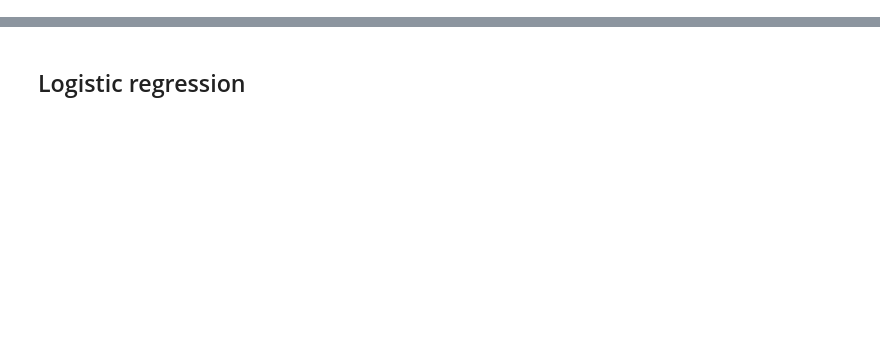
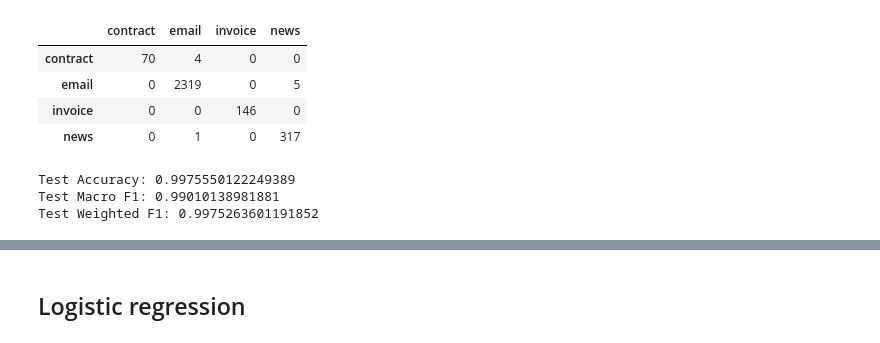
Before and after one commit to adriFCM/Document-Classification-and-Information-Extraction-, a Jupyter notebook: notebooks/04_classification.ipynb, the cells around one changed output, grey strips where cells are left out. Drawn from its saved outputs; the diff is of its cells as text; code cells hidden in the pictures; blank space fills up the shorter version.

Commit message:
added models

```diff
--- a/notebooks/04_classification.ipynb
+++ b/notebooks/04_classification.ipynb
@@ -140,0 +114,16 @@ y_test = df_test['label']
+# %%
+tfidf = TfidfVectorizer(
+    lowercase=True,
+    stop_words="english",
+    ngram_range=(1, 2),
+    min_df=3,
+    max_features=20000
+)
+# %%
+X_train_tfidf = tfidf.fit_transform(X_train)
+X_val_tfidf = tfidf.transform(X_val)
+X_test_tfidf = tfidf.transform(X_test)
+# %%
+X_train_tfidf = tfidf.fit_transform(X_train)
+X_val_tfidf = tfidf.transform(X_val)
+X_test_tfidf = tfidf.transform(X_test)
@@ -140,0 +140,6 @@ y_test = df_test['label']
+# %%
+nb_model = MultinomialNB()
+nb_model.fit(X_train_tfidf, y_train)
+
+y_val_pred_nb = nb_model.predict(X_val_tfidf)
+y_test_pred_nb = nb_model.predict(X_test_tfidf)
@@ -140,0 +167,21 @@ y_test = df_test['label']
+# %%
+val_cm_nb = pd.DataFrame(
+    confusion_matrix(y_val, y_val_pred_nb, labels=nb_model.classes_),
+    index=nb_model.classes_,
+    columns=nb_model.classes_
+)
+val_cm_nb
+# %% [output]
+|  | contract | email | invoice | news |
+| contract | 70 | 4 | 0 | 0 |
+| email | 0 | 2319 | 0 | 5 |
+| invoice | 0 | 0 | 146 | 0 |
+| news | 0 | 1 | 0 | 317 |
+# %%
+print("Test Accuracy:", accuracy_score(y_test, y_test_pred_nb))
+print("Test Macro F1:", f1_score(y_test, y_test_pred_nb, average="macro"))
+print("Test Weighted F1:", f1_score(y_test, y_test_pred_nb, average="weighted"))
+# %% [output]
+Test Accuracy: 0.9975550122249389
+Test Macro F1: 0.99010138981881
+Test Weighted F1: 0.9975263601191852
```
Also changed, not shown: parts of 50 cells of this notebook, 1 other file.
